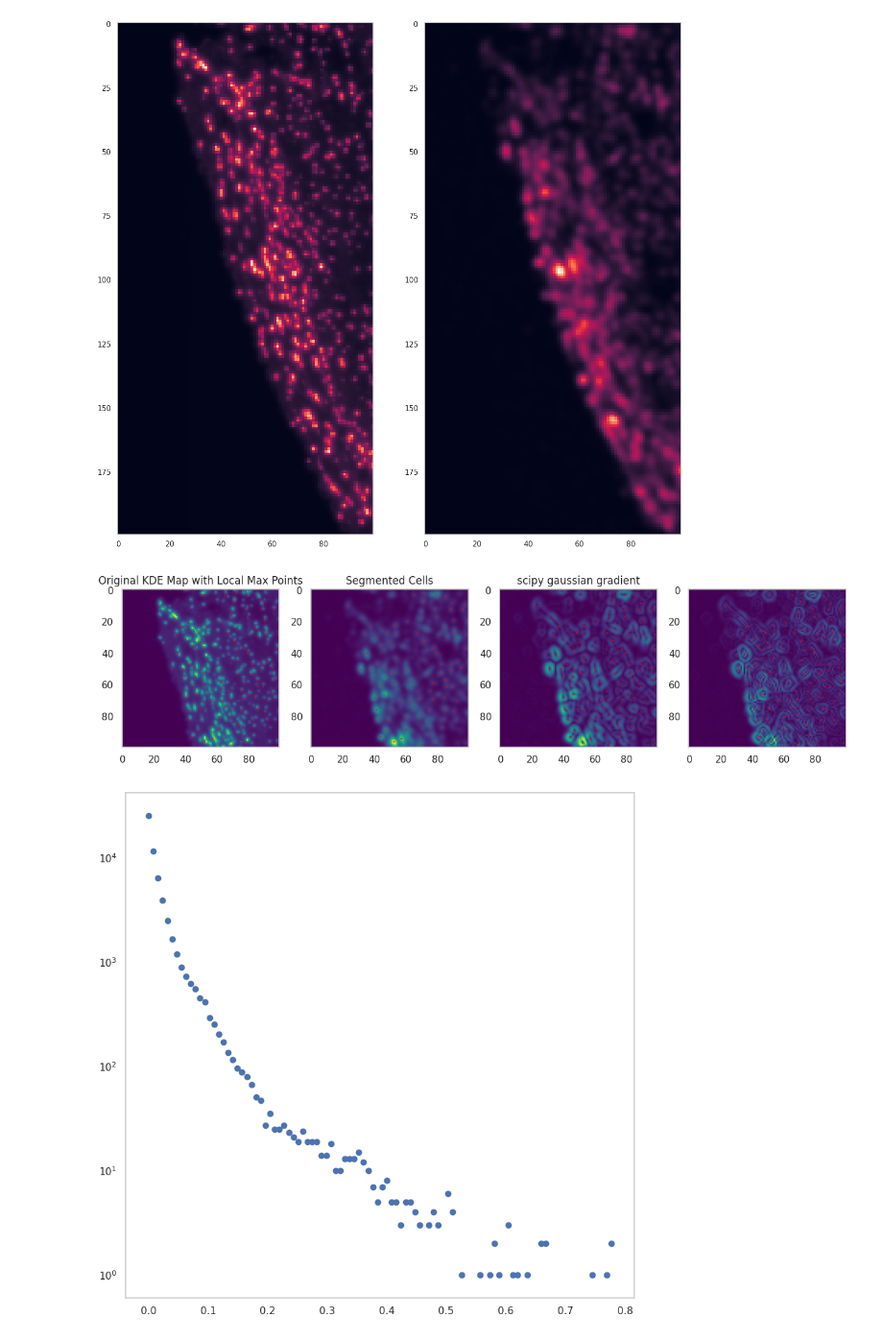
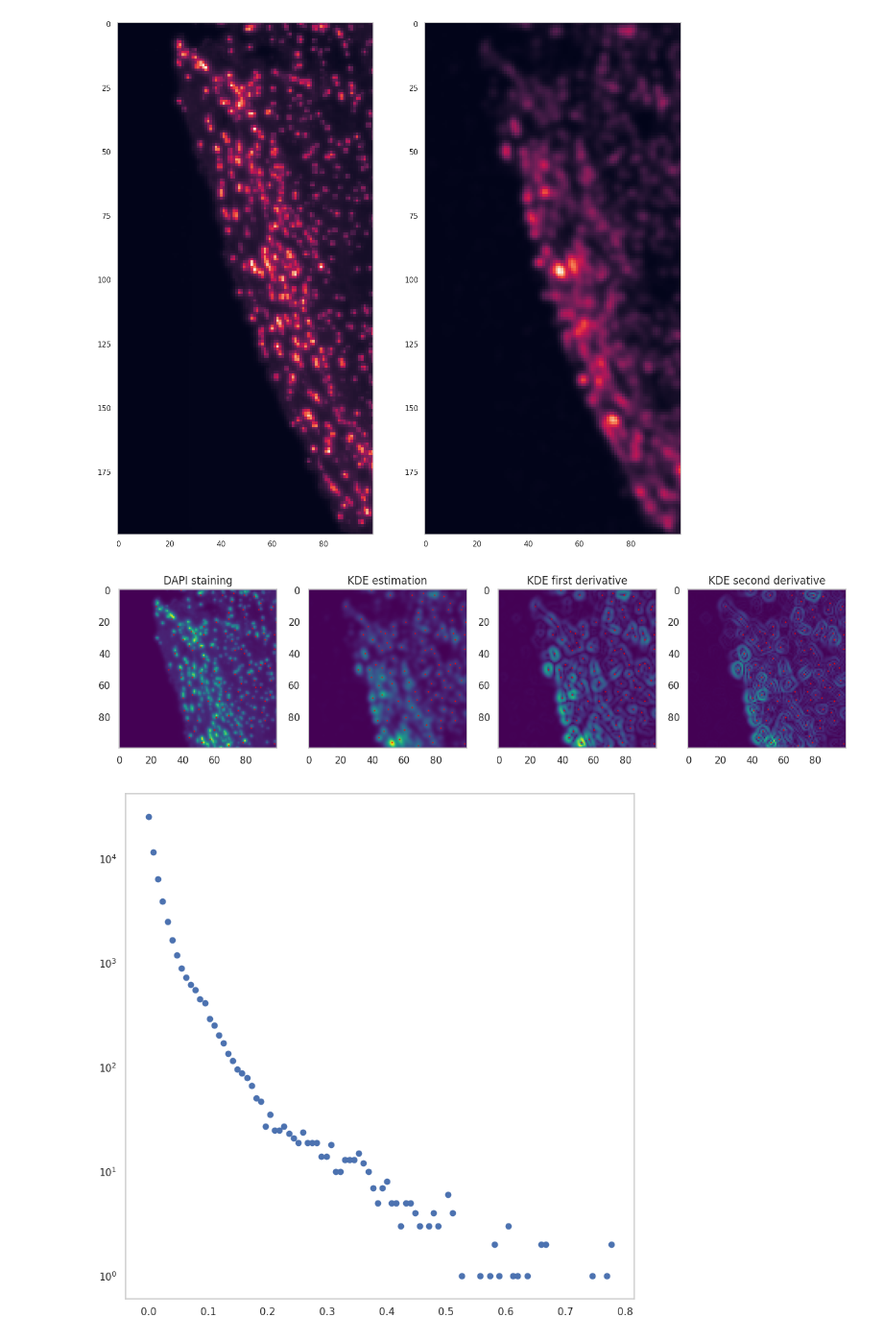
Before and after one commit to gargerd/atherosclerosis, a Jupyter notebook: xenium_analysis/xen_ssam_3_define_cell_borders.ipynb, the cells around one changed output. Shown at 96% size. Cells and saved outputs as stored; diff of their text form; code cells hidden in the pictures.

```diff
--- a/xenium_analysis/xen_ssam_3_define_cell_borders.ipynb
+++ b/xenium_analysis/xen_ssam_3_define_cell_borders.ipynb
@@ -365,37 +365,38 @@ for label in range(1, labels.max() + 1):
     contours = measure.find_contours(mask, 1)  # You may need to adjust the contour level
     for contour in contours:
         cell_polygons.append(contour)
 
 
 
 ff=inverse_gaussian_gradient(kde_map, alpha=1.0, sigma=0.2)
 ff2=inverse_gaussian_gradient(ff, alpha=1.0, sigma=0.2)
 
 
 
 # Plot the original image and the segmented cells
 fig, ax = plt.subplots(1, 4, figsize=(15, 15))
 ax[0].imshow((image_resized[800:900,100:200]),cmap='viridis')
 ax[0].scatter(loc_max[1], loc_max[0], c='red', marker='x',s=0.3)
-ax[0].set_title('Original KDE Map with Local Max Points')
+ax[0].set_title('DAPI staining')
 
 ax[1].imshow(kde_map, cmap='viridis')
 
 ax[1].scatter(loc_max[1], loc_max[0], c='red', marker='x',s=0.3)
-ax[1].set_title('Segmented Cells')
+ax[1].set_title('KDE estimation')
 
 ax[2].imshow(ff*-1, cmap='viridis')
 
 ax[2].scatter(loc_max[1], loc_max[0], c='red', marker='x',s=0.3)
-ax[2].set_title('scipy gaussian gradient')
+ax[2].set_title('KDE first derivative')
 #ax[2].invert_yaxis()
 
 ax[3].imshow((ff2*-1), cmap='viridis')
 ax[3].scatter(loc_max[1], loc_max[0], c='red', marker='x',s=0.3)
+ax[3].set_title('KDE second derivative')
 
 plt.show()
 # %% [output]
-[figure, old version]
+[figure, new version]
 # %%
 fig, ax = plt.subplots(1,1, sharex=True, sharey=True, figsize=(10, 10))
 hist,bins=np.histogram(kde_map,bins=100)
```
Also changed, not shown: 31 other files.
